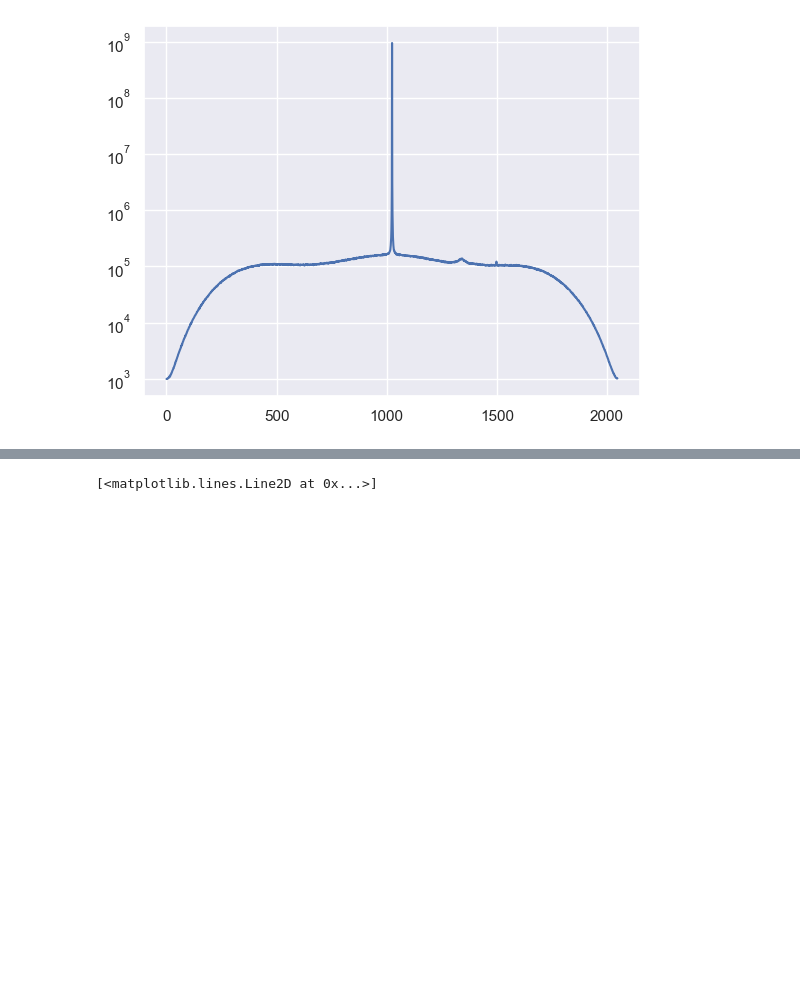
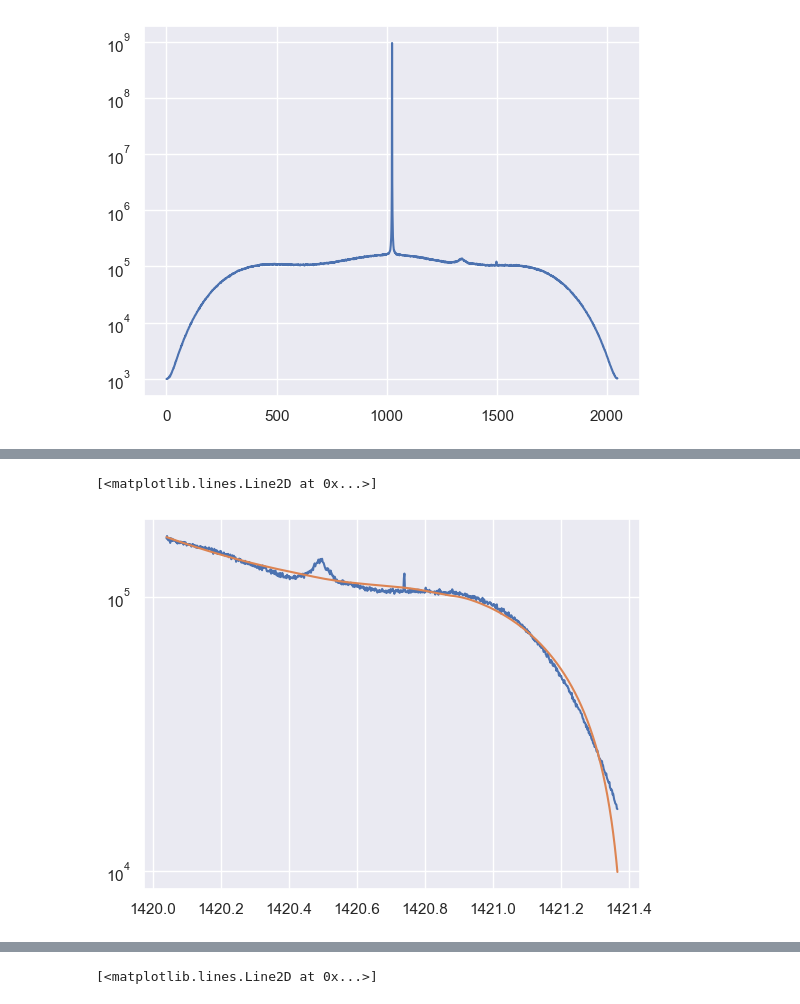
Before and after one commit to lea-yamashiro/FFC_4, a Jupyter notebook: code/Lea/leusch_gain.ipynb, the cells around one changed output, grey strips where cells are left out. Cells and saved outputs as stored; diff of their text form; code cells hidden in the pictures; blank space fills up the shorter version.

Commit message:
savgol_filter

```diff
--- a/code/Lea/leusch_gain.ipynb
+++ b/code/Lea/leusch_gain.ipynb
@@ -162,0 +168,2 @@ plt.semilogy(pwr0[10])
+# %%
+pwr010_pos = pwr0[10][1050:1900]
@@ -162,0 +192,8 @@ plt.semilogy(pwr0[10])
+# %%
+model_pos = savgol_filter(pwr010_pos, 500, 3)
+# %%
+plt.semilogy(freqs[1050:1900], pwr010_pos)
+plt.semilogy(freqs[1050:1900], model_pos)
+# %% [output]
+[<matplotlib.lines.Line2D at 0x...>]
+[figure, added]
```
Also changed, not shown: parts of 6 cells of this notebook.
